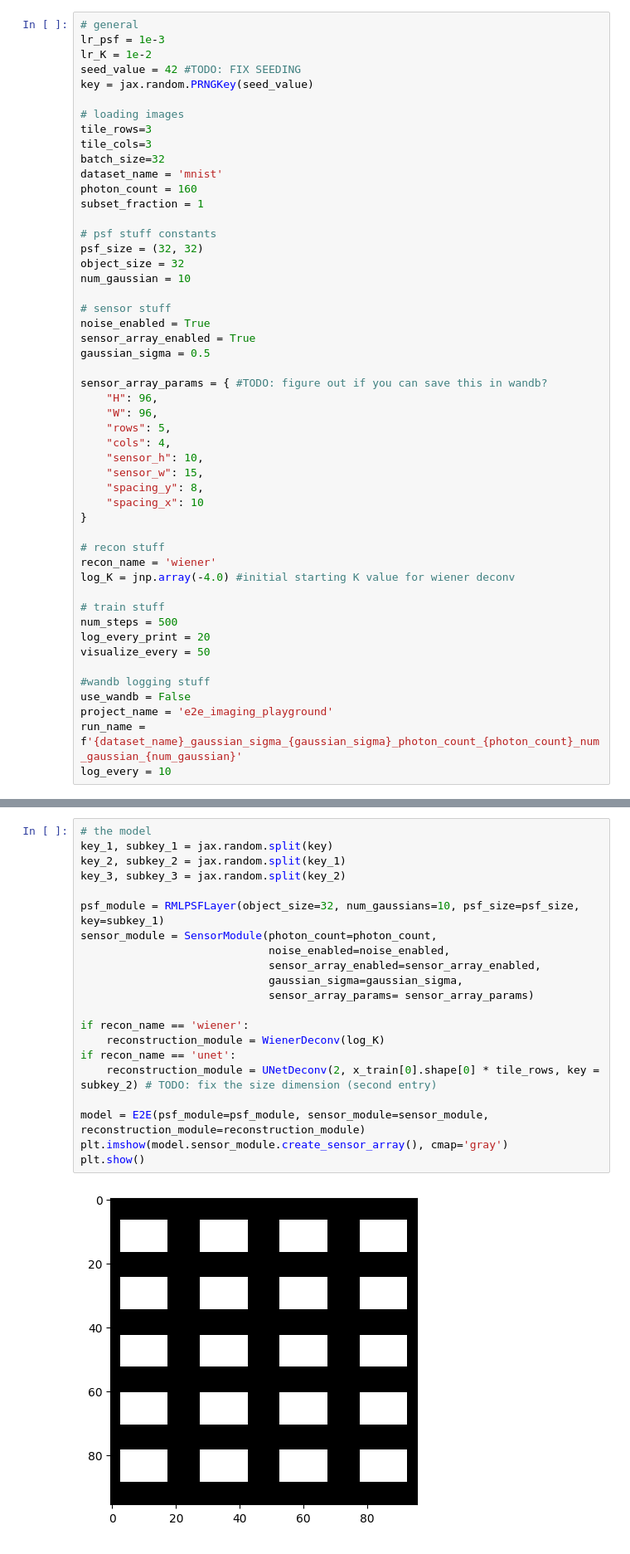
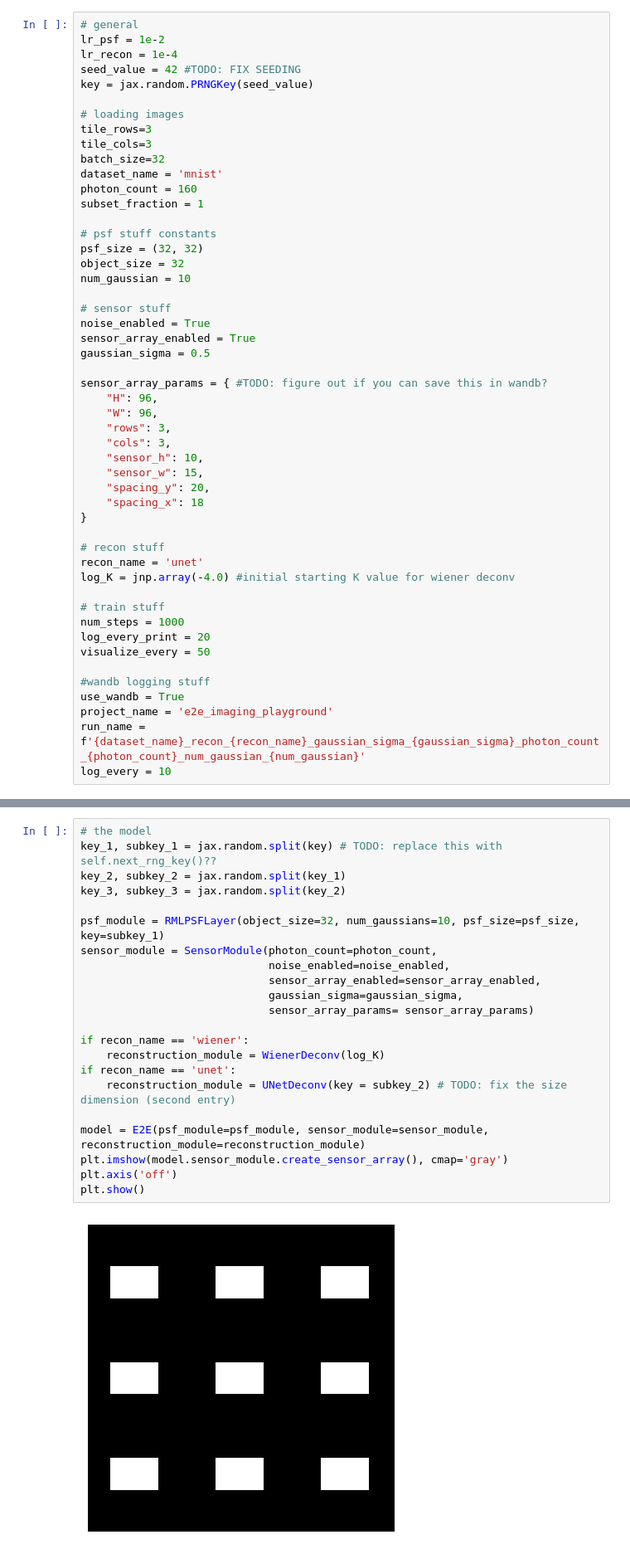
Before and after one commit to Drizlly/e2e-imaging, a Jupyter notebook: e2e_imaging.ipynb, the cells around one changed output, grey strips where cells are left out. Shown at 83% size. Saved outputs shown, nothing was run; the diff lists cells and outputs as text.

Commit message:
working unet reoncstruction

```diff
--- a/e2e_imaging.ipynb
+++ b/e2e_imaging.ipynb
@@ -57,8 +57,8 @@ class E2E(eqx.Module):
         return x_hat, noisy_y, psf
 # %%
 # general
-lr_psf = 1e-3
-lr_K = 1e-2
+lr_psf = 1e-2
+lr_recon = 1e-4
 seed_value = 42 #TODO: FIX SEEDING
 key = jax.random.PRNGKey(seed_value)
 
@@ -83,27 +83,27 @@ gaussian_sigma = 0.5
 sensor_array_params = { #TODO: figure out if you can save this in wandb?
     "H": 96,
     "W": 96,
-    "rows": 5,
-    "cols": 4,
+    "rows": 3,
+    "cols": 3,
     "sensor_h": 10,
     "sensor_w": 15,
-    "spacing_y": 8,
-    "spacing_x": 10
+    "spacing_y": 20,
+    "spacing_x": 18
 }
 
 # recon stuff
-recon_name = 'wiener'
+recon_name = 'unet'
 log_K = jnp.array(-4.0) #initial starting K value for wiener deconv
 
 # train stuff
-num_steps = 500
+num_steps = 1000
 log_every_print = 20
 visualize_every = 50
 
 #wandb logging stuff
-use_wandb = False
+use_wandb = True
 project_name = 'e2e_imaging_playground'
-run_name = f'{dataset_name}_gaussian_sigma_{gaussian_sigma}_photon_count_{photon_count}_num_gaussian_{num_gaussian}'
+run_name = f'{dataset_name}_recon_{recon_name}_gaussian_sigma_{gaussian_sigma}_photon_count_{photon_count}_num_gaussian_{num_gaussian}'
 log_every = 10
 # %%
 # set up wandb config
@@ -158,27 +166,28 @@ I0000 00:00:1773091045.933225 3003246 gpu_device.cc:2022] Created device /job:lo
 96
 # %%
 # the model
-key_1, subkey_1 = jax.random.split(key)
+key_1, subkey_1 = jax.random.split(key) # TODO: replace this with self.next_rng_key()??
 key_2, subkey_2 = jax.random.split(key_1)
 key_3, subkey_3 = jax.random.split(key_2)
 
 psf_module = RMLPSFLayer(object_size=32, num_gaussians=10, psf_size=psf_size, key=subkey_1)
 sensor_module = SensorModule(photon_count=photon_count,
                              noise_enabled=noise_enabled,
                              sensor_array_enabled=sensor_array_enabled,
                              gaussian_sigma=gaussian_sigma,
                              sensor_array_params= sensor_array_params)
 
 if recon_name == 'wiener':
     reconstruction_module = WienerDeconv(log_K)
 if recon_name == 'unet':
-    reconstruction_module = UNetDeconv(2, x_train[0].shape[0] * tile_rows, key = subkey_2) # TODO: fix the size dimension (second entry)
+    reconstruction_module = UNetDeconv(key = subkey_2) # TODO: fix the size dimension (second entry)
 
 model = E2E(psf_module=psf_module, sensor_module=sensor_module, reconstruction_module=reconstruction_module)
 plt.imshow(model.sensor_module.create_sensor_array(), cmap='gray')
+plt.axis('off')
 plt.show()
 # %% [output]
-[figure, old version]
+[figure, new version]
 # %%
 e2e_optimizer = E2EOptimizer(
     model=model,
```
Also changed, not shown: parts of 8 cells of this notebook, 3 other files.
